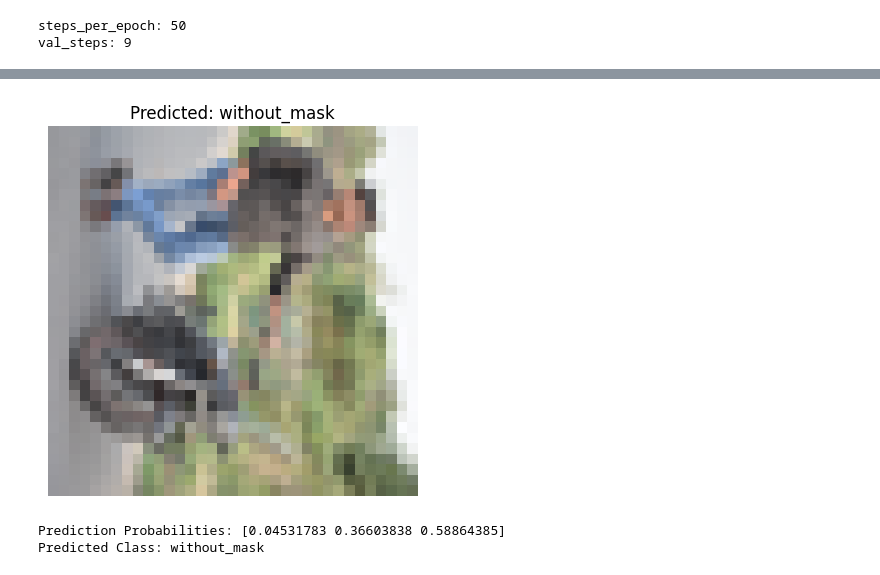
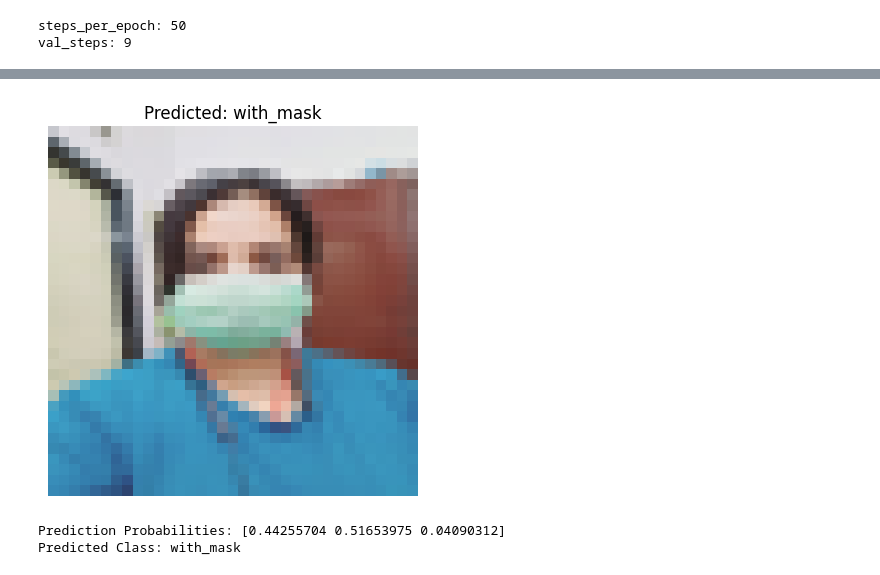
Before and after one commit to Soubhik-07-ops/face_mask_detection, a Jupyter notebook: mask_detection.ipynb, the cells around one changed output, grey strips where cells are left out. Cells and saved outputs as stored; diff of their text form; code cells hidden in the pictures.

```diff
--- a/mask_detection.ipynb
+++ b/mask_detection.ipynb
@@ -437,7 +452,7 @@ def predict_single_image(model, image_path, class_indices, target_size=(35, 35))
     print(f"Predicted Class: {predicted_label}")
 # %%
 # Path to your single image
-image_path = "K:\my pics\DSC_0112.jpg"
+image_path = r"K:\pics\IMG-20241217-WA0014.jpg"
 
 # Predict the result
 predict_single_image(model, image_path, test_generator.class_indices)
@@ -446,3 +461,3 @@ predict_single_image(model, image_path, test_generator.class_indices)
-[figure, old version]
+[figure, new version]
-Prediction Probabilities: [0.04531783 0.36603838 0.58864385]
-Predicted Class: without_mask
+Prediction Probabilities: [0.44255704 0.51653975 0.04090312]
+Predicted Class: with_mask
```
Also changed, not shown: parts of 8 cells of this notebook.
